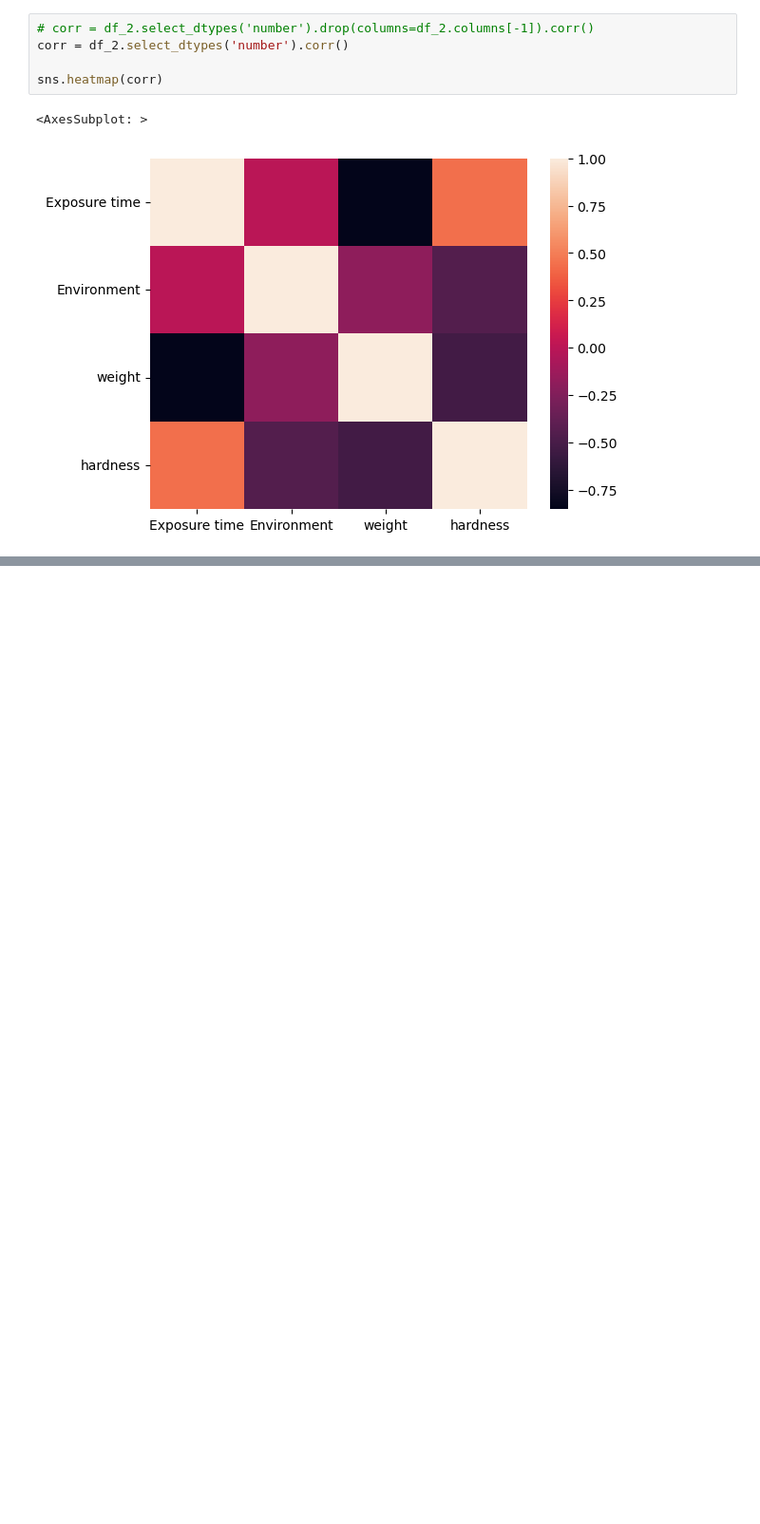
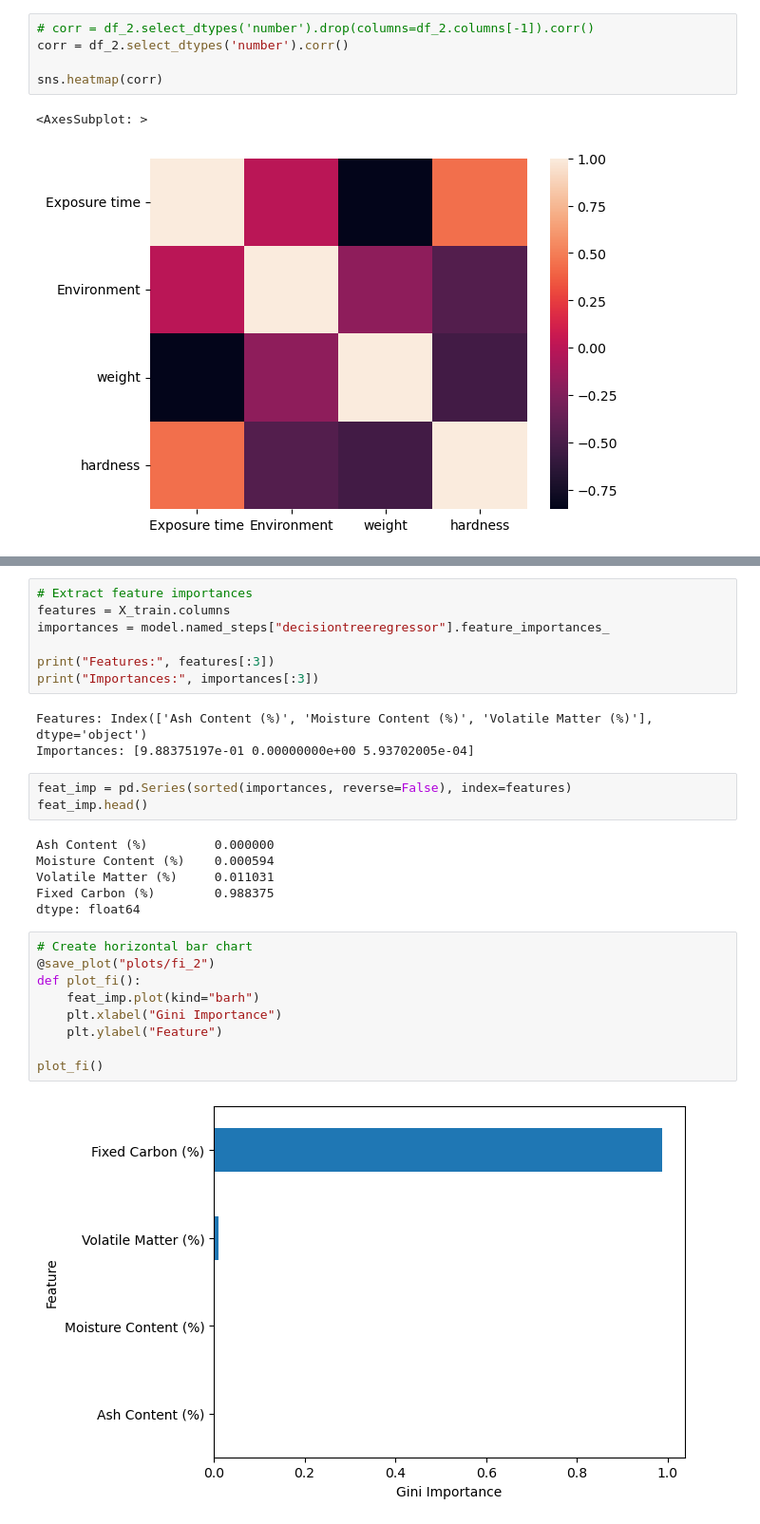
Before and after one commit to iretex/research, a Jupyter notebook: EDA.ipynb, the cells around one changed output, grey strips where cells are left out. Shown at 95% size. Drawn from its saved outputs; the diff is of its cells as text; blank space fills up the shorter version.

```diff
--- a/EDA.ipynb
+++ b/EDA.ipynb
@@ -97,0 +272,30 @@ sns.heatmap(corr)
+# %%
+# Extract feature importances
+features = X_train.columns
+importances = model.named_steps["decisiontreeregressor"].feature_importances_
+
+print("Features:", features[:3])
+print("Importances:", importances[:3])
+# %% [output]
+Features: Index(['Ash Content (%)', 'Moisture Content (%)', 'Volatile Matter (%)'], dtype='object')
+Importances: [9.88375197e-01 0.00000000e+00 5.93702005e-04]
+# %%
+feat_imp = pd.Series(sorted(importances, reverse=False), index=features)
+feat_imp.head()
+# %% [output]
+Ash Content (%)         0.000000
+Moisture Content (%)    0.000594
+Volatile Matter (%)     0.011031
+Fixed Carbon (%)        0.988375
+dtype: float64
+# %%
+# Create horizontal bar chart
+@save_plot("plots/fi_2")
+def plot_fi():
+    feat_imp.plot(kind="barh")
+    plt.xlabel("Gini Importance")
+    plt.ylabel("Feature")
+
+plot_fi()
+# %% [output]
+[figure, added]
```
Also changed, not shown: parts of 14 cells of this notebook, 11 other files.
